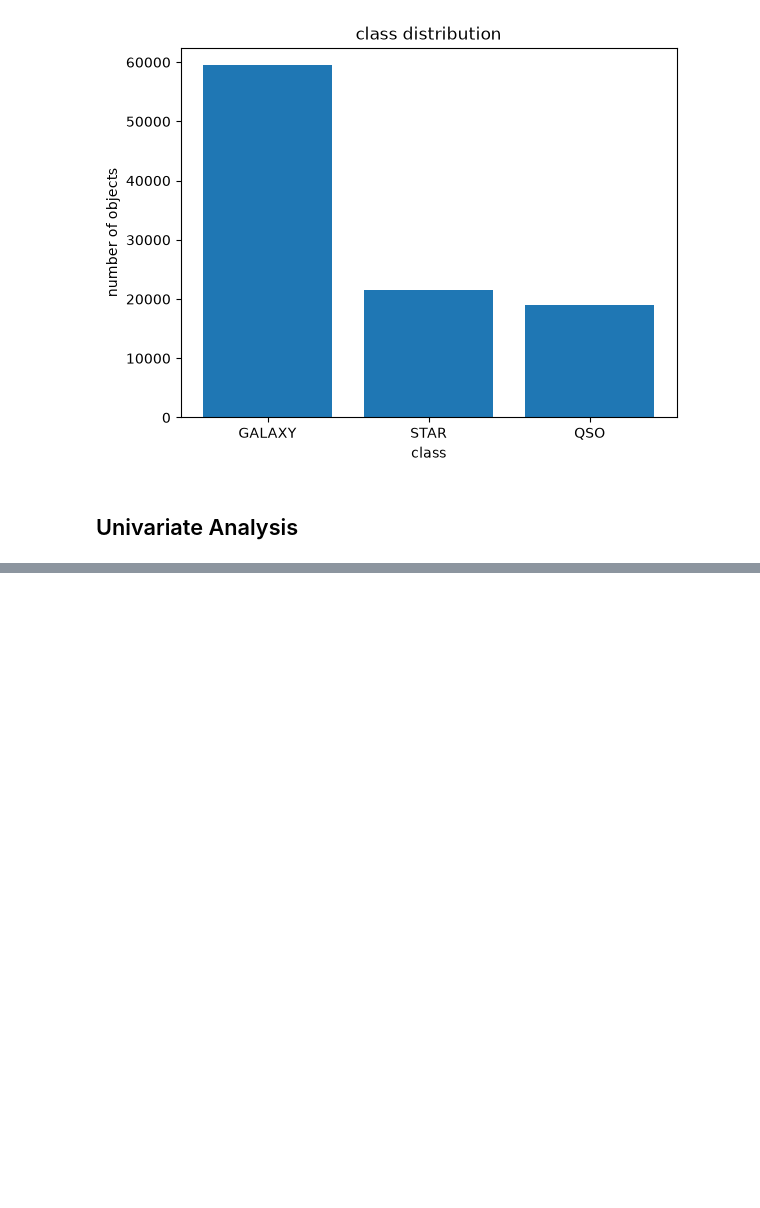
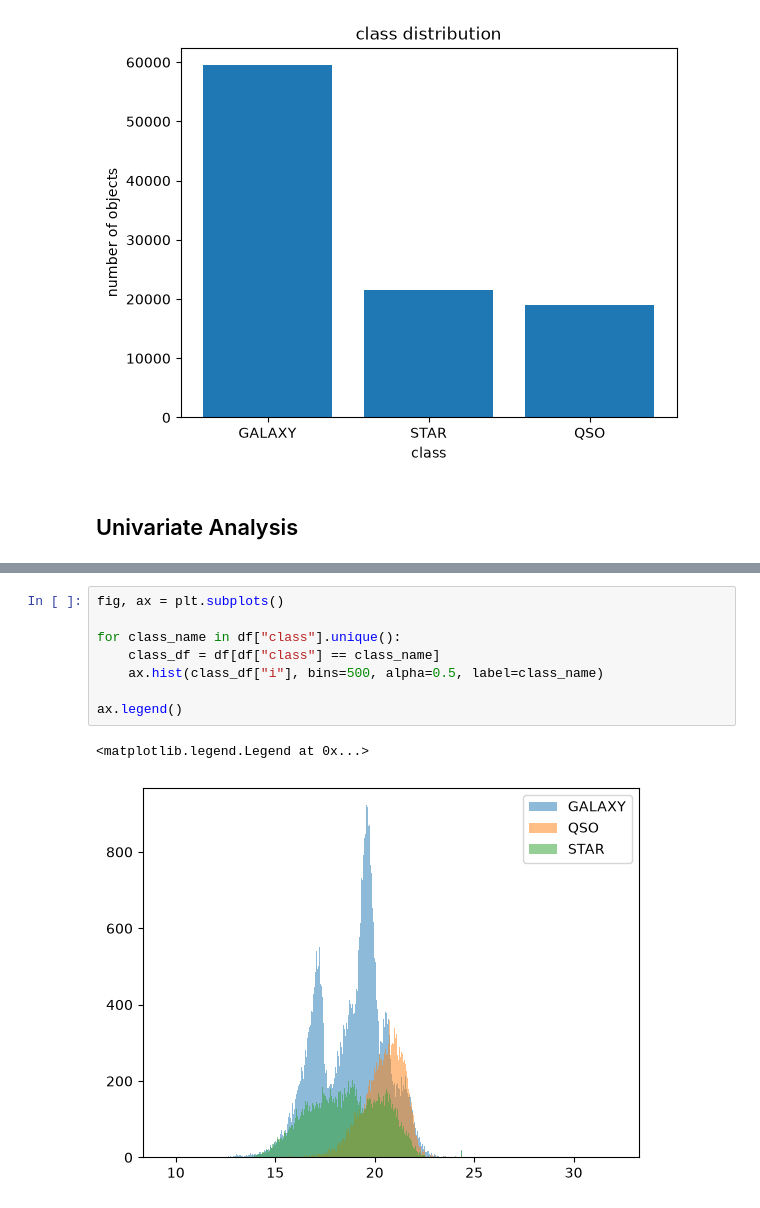
Before and after one commit to kusakabeka/ml-start-practice, a Jupyter notebook: seminar-01-sdss-classification/notebooks/eda-notebook.ipynb, the cells around one changed output, grey strips where cells are left out. Drawn from its saved outputs; the diff is of its cells as text; blank space fills up the shorter version.

```diff
--- a/seminar-01-sdss-classification/notebooks/eda-notebook.ipynb
+++ b/seminar-01-sdss-classification/notebooks/eda-notebook.ipynb
@@ -165,0 +231,11 @@ plt.show()
+# %%
+fig, ax = plt.subplots()
+
+for class_name in df["class"].unique():
+    class_df = df[df["class"] == class_name]
+    ax.hist(class_df["i"], bins=500, alpha=0.5, label=class_name)
+
+ax.legend()
+# %% [output]
+<matplotlib.legend.Legend at 0x...>
+[figure, added]
```
Also changed, not shown: parts of 13 cells of this notebook.
